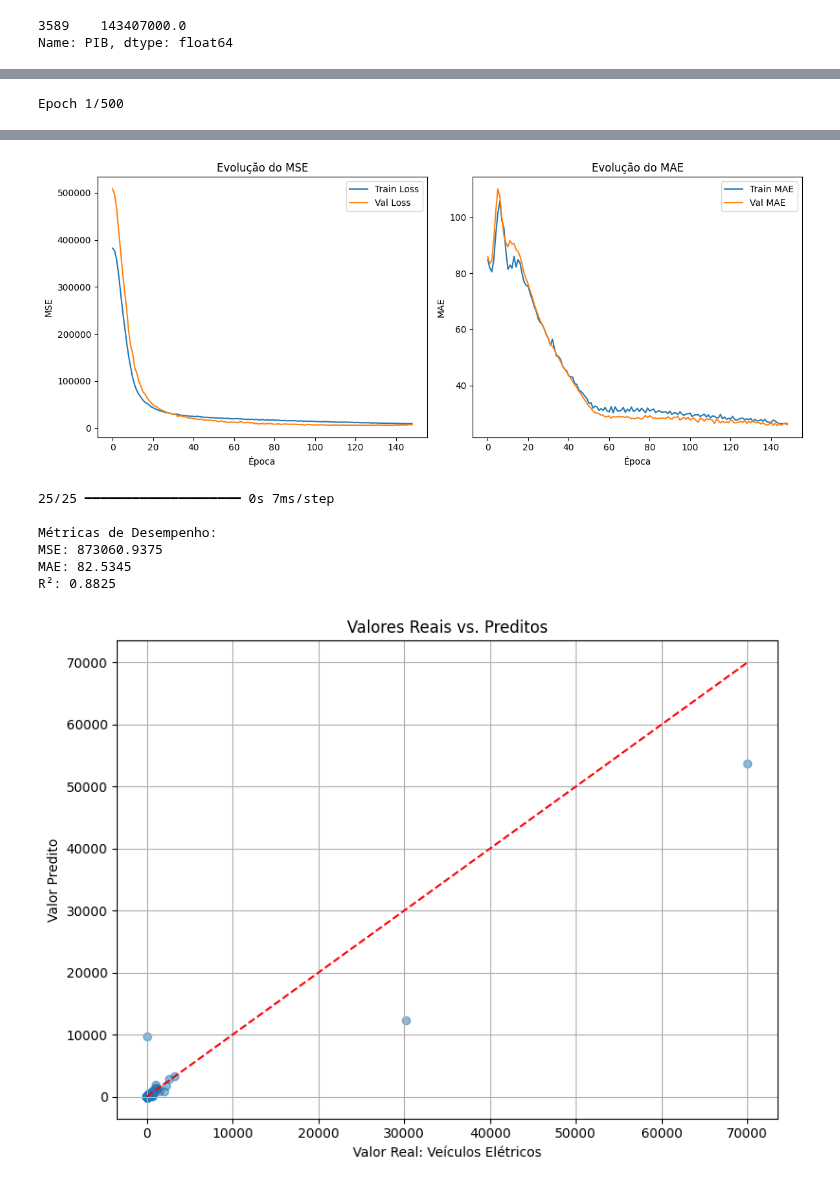
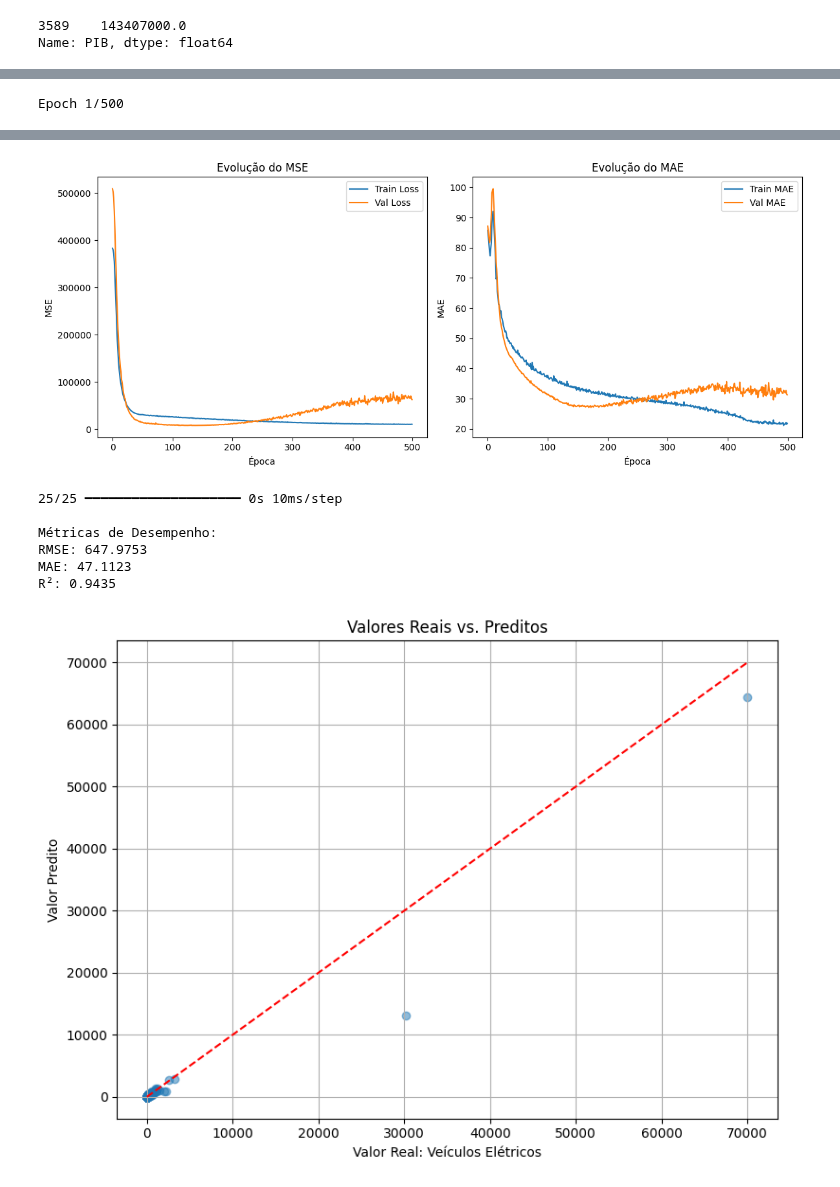
Before and after one commit to palhariniandre/TrabalhoCD2, a Jupyter notebook: notebook1.ipynb, the cells around one changed output, grey strips where cells are left out. Saved outputs shown, nothing was run; the diff lists cells and outputs as text; code cells hidden in the pictures.

```diff
--- a/notebook1.ipynb
+++ b/notebook1.ipynb
@@ -173,17 +184,17 @@ X_train, X_test, y_train, y_test, municipios_train, municipios_test = train_test
     X, y, municipios_info, test_size=0.2, random_state=42
 )
 # %%
-modelo = LinearRegression()
-modelo.fit(X_train, y_train)
+modelo_lr = LinearRegression()
+modelo_lr.fit(X_train, y_train)
 
-y_pred = modelo.predict(X_test)
+y_pred_lr = modelo_lr.predict(X_test)
 
-mse = mean_squared_error(y_test, y_pred)
-rmse = np.sqrt(mse)
-mae = mean_absolute_error(y_test, y_pred)
-r2 = r2_score(y_test, y_pred)
+mse_lr = mean_squared_error(y_test, y_pred_lr)
+rmse_lr = np.sqrt(mse_lr)
+mae_lr = mean_absolute_error(y_test, y_pred_lr)
+r2_lr = r2_score(y_test, y_pred_lr)
 
-print(f"R²: {r2:.4f}")
-print(f"MAE: {mae:.2f}")
-print(f"RMSE: {rmse:.2f}")
+print(f"R²: {r2_lr:.4f}")
+print(f"MAE: {mae_lr:.2f}")
+print(f"RMSE: {rmse_lr:.2f}")
 # %% [output]
@@ -318,28 +320,24 @@ X_train_scaled = scaler.fit_transform(X_train)
 X_test_scaled = scaler.transform(X_test)
 
 model = keras.Sequential([
-    layers.Dense(256, activation='relu', input_shape=(X_train_scaled.shape[1],)),
-    layers.BatchNormalization(),
-    layers.Dropout(0.3),
-
-    layers.Dense(128, activation='relu'),
-    layers.BatchNormalization(),
-    layers.Dropout(0.3),
-
-    layers.Dense(64, activation='relu'),
-    layers.BatchNormalization(),
-    layers.Dropout(0.2),
-
-    layers.Dense(1)
+    layers.Dense(160, activation='relu', input_shape=(X_train_scaled.shape[1],)),
+    layers.Dense(32, activation='relu'),
+    layers.Dense(1)  # Regressão → saída escalar
 ])
 
+optimizer = keras.optimizers.Adam(learning_rate=0.000642144054857491)
+
 model.compile(
-    optimizer='adam',
+    optimizer=optimizer,
     loss='mse',
     metrics=['mae']
 )
 
-early_stop = keras.callbacks.EarlyStopping(monitor='val_loss', patience=20, restore_best_weights=True)
+early_stop = keras.callbacks.EarlyStopping(
+    monitor='val_loss',
+    patience=20,
+    restore_best_weights=True
+)
 
 history = model.fit(
     X_train_scaled,
@@ -347,7 +345,7 @@ history = model.fit(
     epochs=500,
     batch_size=32,
     validation_split=0.2,
-    callbacks=[early_stop],
+    # callbacks=[early_stop],
     verbose=1
 )
 
@@ -376,10 +374,11 @@ y_pred = model.predict(X_test_scaled).flatten()
 
 mse = mean_squared_error(y_test, y_pred)
 mae = mean_absolute_error(y_test, y_pred)
+rmse = np.sqrt(mse)
 r2 = r2_score(y_test, y_pred)
 
 print(f"\nMétricas de Desempenho:")
-print(f"MSE: {mse:.4f}")
+print(f"RMSE: {rmse:.4f}")
 print(f"MAE: {mae:.4f}")
 print(f"R²: {r2:.4f}")
 
@@ -414,8 +413,8 @@ Epoch 149/500
-[figure, old version]
+[figure, new version]
-25/25 ━━━━━━━━━━━━━━━━━━━━ 0s 7ms/step
+25/25 ━━━━━━━━━━━━━━━━━━━━ 0s 10ms/step
 
 Métricas de Desempenho:
-MSE: 873060.9375
-MAE: 82.5345
-R²: 0.8825
+RMSE: 647.9753
+MAE: 47.1123
+R²: 0.9435
-[figure, old version]
+[figure, new version]
```
Also changed, not shown: parts of 13 cells of this notebook.
